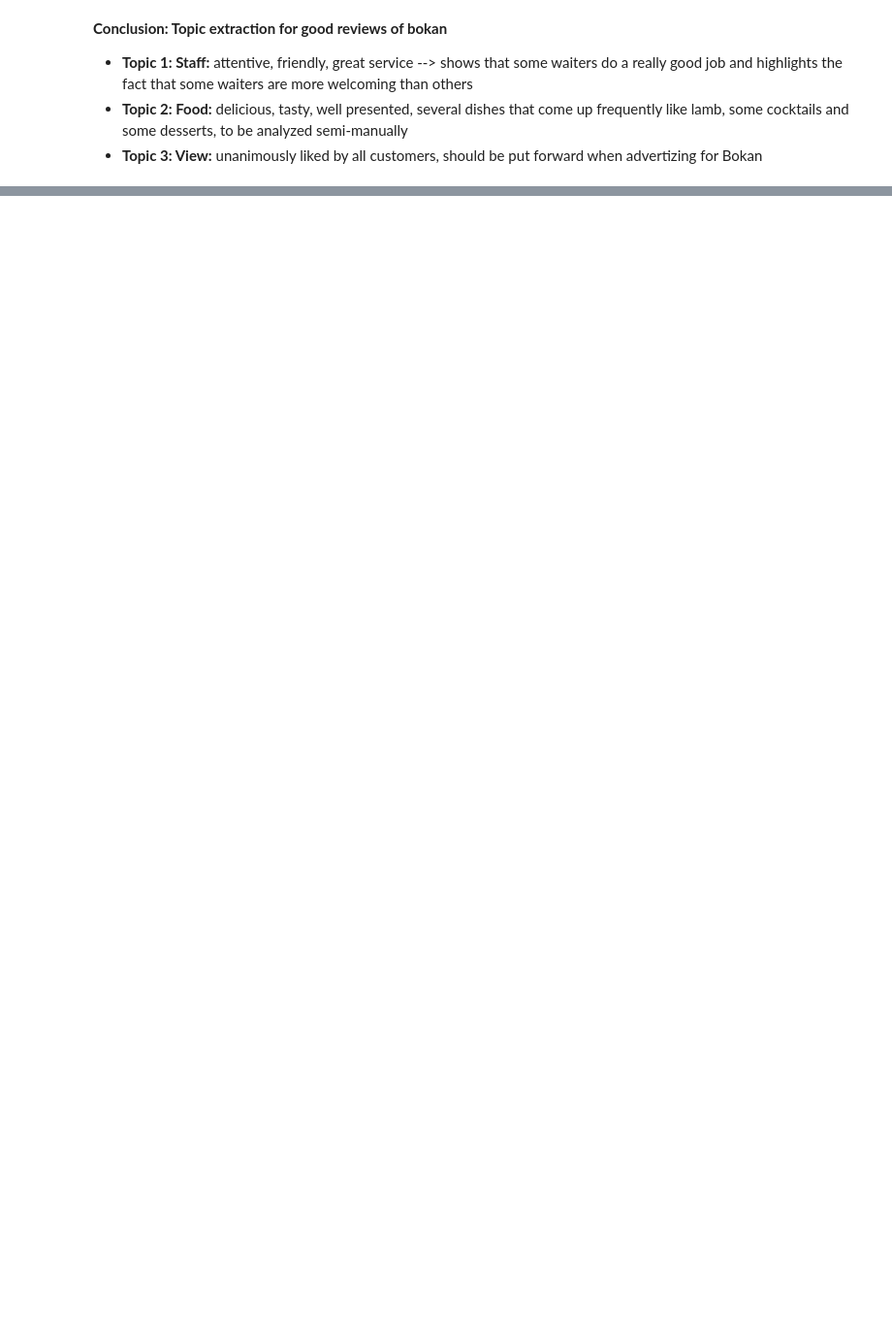
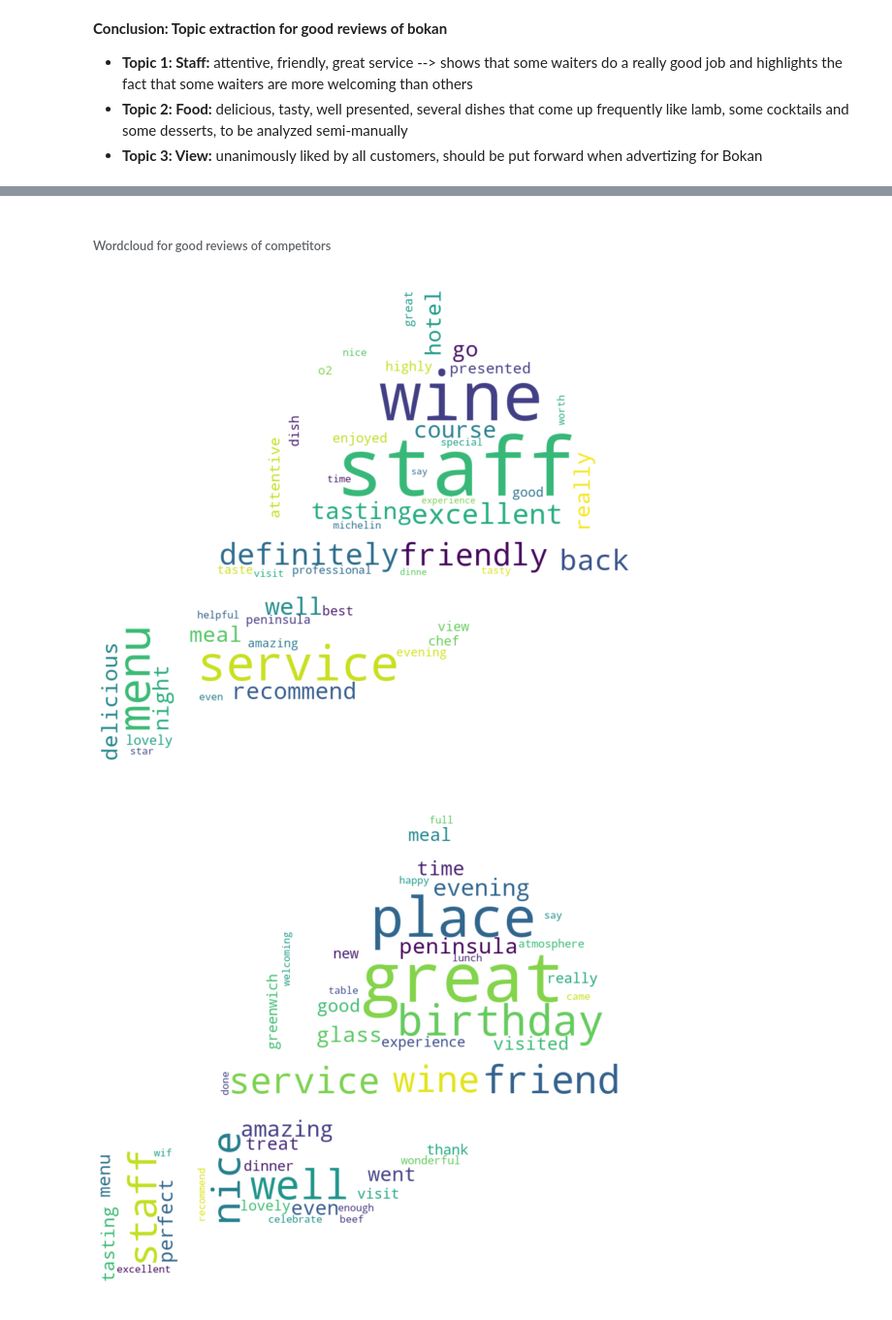
Before and after one commit to xNJL/Project-Capgemini, a Jupyter notebook: final_presentation/LD(Abdou).ipynb, the cells around one changed output, grey strips where cells are left out. Shown: that part at 97% size. Saved outputs shown, nothing was run; the diff lists cells and outputs as text; code cells hidden in the pictures; blank space fills up the shorter version.

Commit message:
Wordcloud for cluster and topics

```diff
--- a/final_presentation/LD(Abdou).ipynb
+++ b/final_presentation/LD(Abdou).ipynb
@@ -274,8 +294,10 @@ ldaModel = gensim.models.ldamodel.LdaModel(corpus=corpus,
                                            eta=0.1,
                                            per_word_topics=True)
 # %%
+compet_good_reviews = {}
 for i,topic in ldaModel.show_topics(formatted=True, num_topics=3, num_words=50):
     print(str(i)+": "+ topic+"\n")
+    compet_good_reviews[i] = topic
 # %% [output]
 0: 0.025*"staff" + 0.021*"wine" + 0.019*"service" + 0.016*"menu" + 0.015*"would" + 0.011*"friendly" + 0.011*"definitely" + 0.010*"back" + 0.010*"excellent" + 0.010*"tasting" + 0.010*"well" + 0.009*"re ...
 
@@ -620,0 +672,30 @@ Wall time: 2.35 s
+# %%
+from wordcloud import WordCloud
+from PIL import Image
+FIG_PATH = 'fig/'
+
+# Function to generate word cloud from corpusfrom_corpus_to_word_cloud(scrapped_data['clean_title'])
+def from_corpus_to_word_cloud(text_column, im_path):
+    image = Image.open(FIG_PATH + im_path)
+    mask = np.array(image)
+    #text_column = text_column.to_string()
+    # Generate a word cloud image
+    wc = WordCloud(background_color="white",min_font_size=7, mask=mask, collocations = False)
+    # Setting max font size to 50 to display more words
+    wordcloud = wc.generate(text_column)
+    from matplotlib.pyplot import figure
+    figure(num=None, figsize=(10, 10))
+    #plt.pyplot.figure()
+    plt.imshow(wordcloud, interpolation="bilinear")
+    plt.axis("off")
+    plt.show()
+    return wordcloud
+# %% [markdown]
+###### Wordcloud for good reviews of competitors
+# %%
+for i in range(3):
+    topic= ' '.join(list(map(lambda x : (int(float(x.split('*')[0])*1000)*(' '+(x.split('*')[1])[1:-2])) , compet_good_reviews[i].split('+'))))
+    from_corpus_to_word_cloud(topic, 'waiter.jpg')
+# %% [output]
+[figure, added]
+[figure, added]
```
Also changed, not shown: parts of 24 cells of this notebook.
